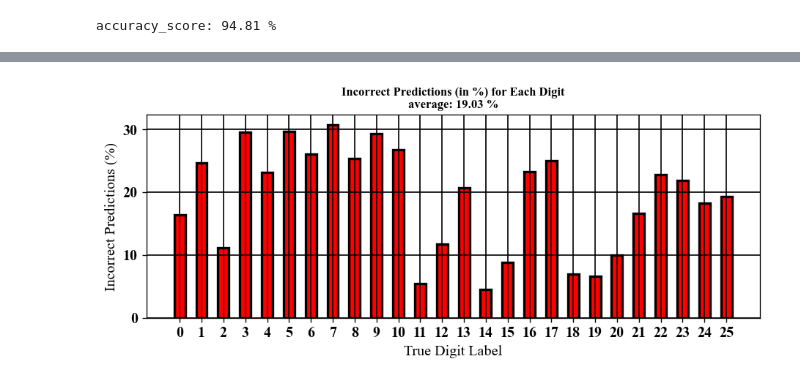
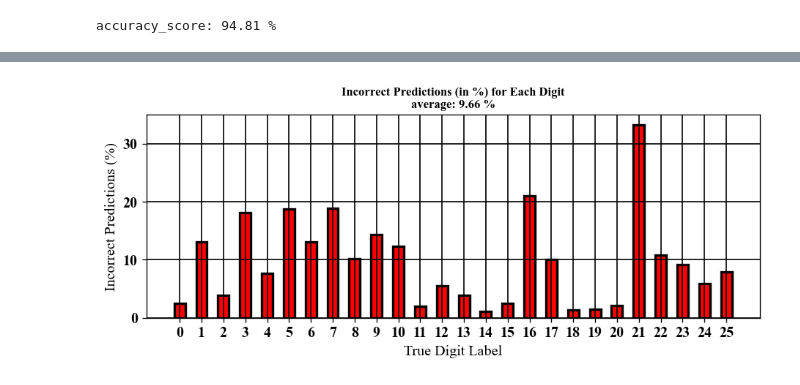
Before and after one commit to SAGAR-DAM/All_python_codes, a Jupyter notebook: Machine Learning/learn from Harry/kaggle handwritten latter.ipynb, the cells around one changed output, grey strips where cells are left out. Cells and saved outputs as stored; diff of their text form; code cells hidden in the pictures.

```diff
--- a/Machine Learning/learn from Harry/kaggle handwritten latter.ipynb
+++ b/Machine Learning/learn from Harry/kaggle handwritten latter.ipynb
@@ -291,19 +291,19 @@ plt.show()
 # %%
 # Identify incorrect predictions
 incorrect_indices = np.where(y_test != y_predict)[0]
 incorrect_labels = y_test[incorrect_indices]# Extract the corresponding true labels (y_test) for incorrect predictions
-total_per_digit = np.bincount(y_test, minlength=10) # Calculate the total occurrences of each digit in the test set
-incorrect_per_digit = np.bincount(incorrect_labels, minlength=10)  # Calculate the incorrect occurrences for each digit
+total_per_digit = np.bincount(sorted(y_test), minlength=10) # Calculate the total occurrences of each digit in the test set
+incorrect_per_digit = np.bincount(sorted(incorrect_labels), minlength=10)  # Calculate the incorrect occurrences for each digit
 percentage_incorrect_per_digit = (incorrect_per_digit / total_per_digit) * 100  # Calculate the percentage of incorrect predictions for each digit
 
 # Plot the percentage of incorrect predictions for each digit
 plt.figure(figsize=(9,3))
 plt.bar(np.arange(len(set(y_test))), percentage_incorrect_per_digit, color='red', edgecolor='black', linewidth = 2, width=0.5)
 plt.xticks(np.arange(len(set(y_test))))  # Digits 0 to 9
 plt.xlabel('True Digit Label')
 plt.ylabel('Incorrect Predictions (%)')
 plt.title('Incorrect Predictions (in %) for Each Digit\n'+f"average: {np.mean(percentage_incorrect_per_digit):.2f} %", fontsize=10, fontweight='bold')
 plt.grid(True, lw=1, color = 'k')
 plt.show()
 # %% [output]
-[figure, old version]
+[figure, new version]
```
Also changed, not shown: parts of 1 cell of this notebook, 42 other files.
